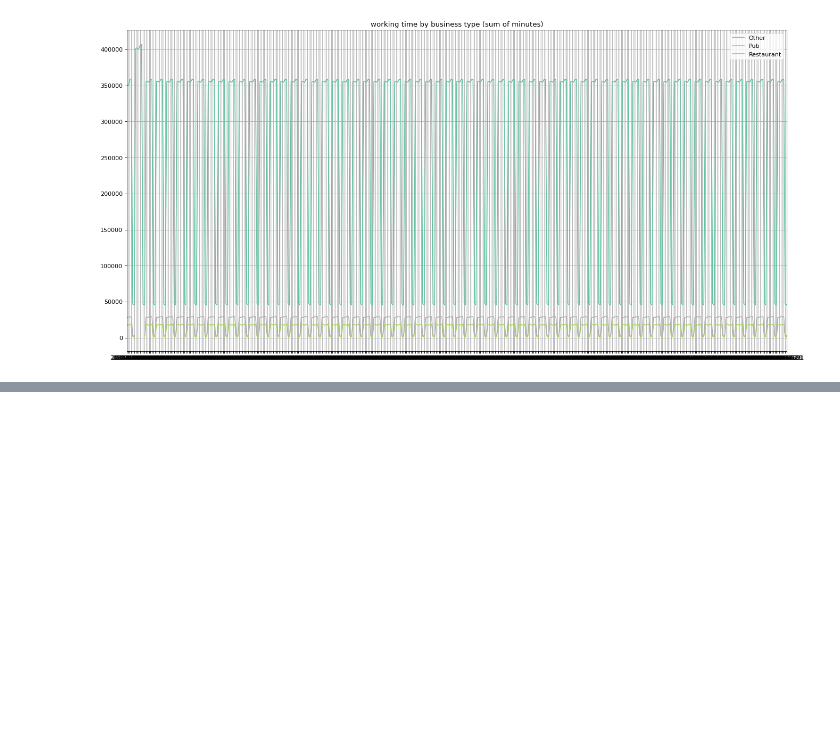
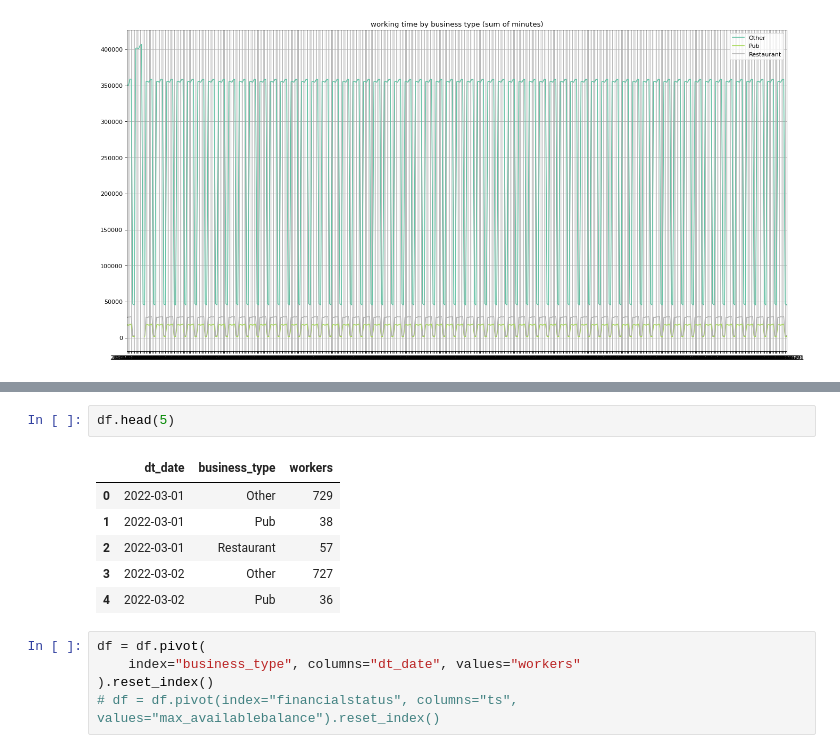
Before and after one commit to blukitas/Viz_2022_Grupo_4, a Jupyter notebook: docker/Notebooks/12.participant_job.ipynb, the cells around one changed output, grey strips where cells are left out. Saved outputs shown, nothing was run; the diff lists cells and outputs as text; blank space fills up the shorter version.

```diff
--- a/docker/Notebooks/12.participant_job.ipynb
+++ b/docker/Notebooks/12.participant_job.ipynb
@@ -72,0 +94,14 @@ plt.show()
+# %%
+df.head(5)
+# %% [output]
+|  | dt_date | business_type | workers |
+| 0 | 2022-03-01 | Other | 729 |
+| 1 | 2022-03-01 | Pub | 38 |
+| 2 | 2022-03-01 | Restaurant | 57 |
+| 3 | 2022-03-02 | Other | 727 |
+| 4 | 2022-03-02 | Pub | 36 |
+# %%
+df = df.pivot(
+    index="business_type", columns="dt_date", values="workers"
+).reset_index()
+# df = df.pivot(index="financialstatus", columns="ts", values="max_availablebalance").reset_index()
```
Also changed, not shown: parts of 6 cells of this notebook, 1 other file.
